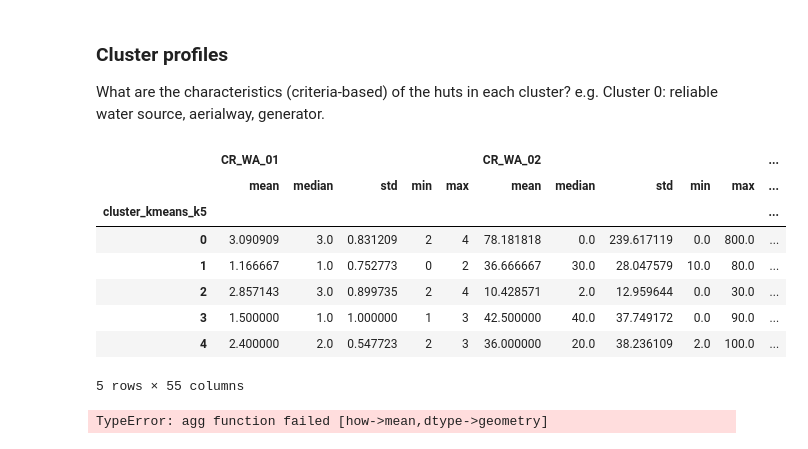
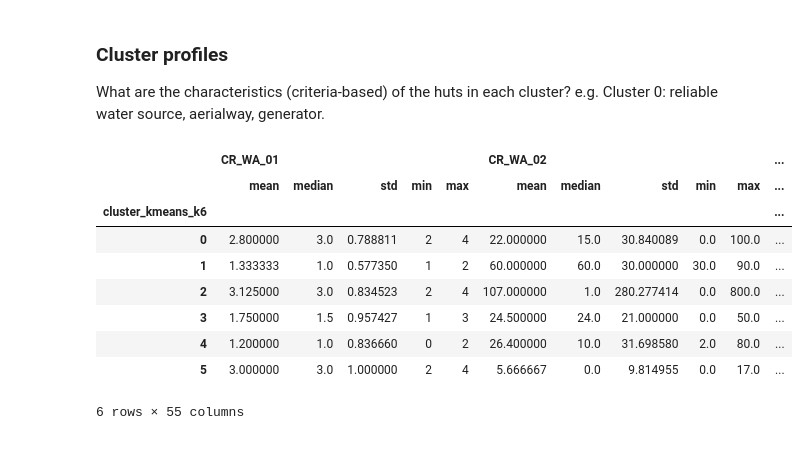
Before and after one commit to dclfbk/alpinehutsustainability, a Jupyter notebook: code/cluster_analysis.ipynb, the cells around one changed output. Drawn from its saved outputs; the diff is of its cells as text; code cells hidden in the pictures.

```diff
--- a/code/cluster_analysis.ipynb
+++ b/code/cluster_analysis.ipynb
@@ -371,10 +377,19 @@ ranks_df = pd.read_csv("../results/rank_df.csv")
 ranks_gdf = ranks_df.merge(huts[['standard_name','geometry']], on='standard_name', how='left')
 ranks_gdf = gpd.GeoDataFrame(ranks_gdf, geometry='geometry', crs=huts.crs)
 
-configurations_cols = ['TOPSIS_custom', 'PROMETHEE_II_custom', 'VIKOR_custom']#ranks_gdf.columns[1:-1] # exclude standard_name & geometry
+configurations_cols = ['TOPSIS_custom', 'PROMETHEE_II_custom', 'VIKOR_custom']
 
+inertia_values = []
+silhouette_scores = []
 ranks_cluster_stats = {}
-for k in range(3, 6):
+
+k_values = range(2, 8)
+for k in k_values:
     kmeans = KMeans(n_clusters=k, random_state=42)
     ranks_gdf[f'cluster_kmeans_k{k}'] = kmeans.fit_predict(ranks_gdf[configurations_cols])
-    ranks_cluster_stats[f"k{k}"] = ranks_gdf.groupby(f'cluster_kmeans_k{k}')[configurations_cols].agg(['mean', 'median', 'std', 'min', 'max'])
+    # metrics
+    inertia_values.append(kmeans.inertia_)
+    sil_score = silhouette_score(ranks_gdf[configurations_cols], kmeans.labels_)
+    silhouette_scores.append(sil_score)
+    # cluster stats
+    ranks_cluster_stats[f"k{k}"] = ranks_gdf.groupby(f'cluster_kmeans_k{k}')[configurations_cols].agg(['mean', 'std', 'min', 'max'])
@@ -446,0 +451,19 @@ ranks_cluster_stats["k5"]
+# %%
+# Latex table of cluster statistics
+df = ranks_cluster_stats["k4"]
+
+selected_cols = [('TOPSIS_custom', 'mean'), ('TOPSIS_custom',  'std'),
+                ('PROMETHEE_II_custom', 'mean'), ('PROMETHEE_II_custom',  'std'),
+                 ('VIKOR_custom', 'mean'), ('VIKOR_custom', 'std')]
+for col in selected_cols:
+    df[col] = round(df[col], 1)
+
+df['allranks_mean'] = round(df[[('TOPSIS_custom', 'mean'),
+                ('PROMETHEE_II_custom', 'mean'),
+                 ('VIKOR_custom', 'mean')]].mean(axis=1), 1)
+df['allranks_std'] = round(df[[('TOPSIS_custom', 'std'),
+                    ('PROMETHEE_II_custom', 'std'),
+                    ('VIKOR_custom', 'std')]].std(axis=1), 1)
+
+table = tabulate(df, headers='keys', tablefmt='latex')
+print(table)
@@ -474,31 +508,15 @@ for col in merge_cols[:-1]:
         'CR_AC_03': ['mean', 'median', 'std', 'min', 'max']
     })
 # %%
-cluster_criteria_stats["k5"]
+cluster_criteria_stats["k6"]
 # %% [output]
 |  | CR_WA_01 |  |  |  |  | CR_WA_02 |  |  |  |  | ... |
 |  | mean | median | std | min | max | mean | median | std | min | max | ... |
-| cluster_kmeans_k5 |  |  |  |  |  |  |  |  |  |  | ... |
-| 0 | 3.090909 | 3.0 | 0.831209 | 2 | 4 | 78.181818 | 0.0 | 239.617119 | 0.0 | 800.0 | ... |
-| 1 | 1.166667 | 1.0 | 0.752773 | 0 | 2 | 36.666667 | 30.0 | 28.047579 | 10.0 | 80.0 | ... |
-| 2 | 2.857143 | 3.0 | 0.899735 | 2 | 4 | 10.428571 | 2.0 | 12.959644 | 0.0 | 30.0 | ... |
-| 3 | 1.500000 | 1.0 | 1.000000 | 1 | 3 | 42.500000 | 40.0 | 37.749172 | 0.0 | 90.0 | ... |
-| 4 | 2.400000 | 2.0 | 0.547723 | 2 | 3 | 36.000000 | 20.0 | 38.236109 | 2.0 | 100.0 | ... |
+| cluster_kmeans_k6 |  |  |  |  |  |  |  |  |  |  | ... |
+| 0 | 2.800000 | 3.0 | 0.788811 | 2 | 4 | 22.000000 | 15.0 | 30.840089 | 0.0 | 100.0 | ... |
+| 1 | 1.333333 | 1.0 | 0.577350 | 1 | 2 | 60.000000 | 60.0 | 30.000000 | 30.0 | 90.0 | ... |
+| 2 | 3.125000 | 3.0 | 0.834523 | 2 | 4 | 107.000000 | 1.0 | 280.277414 | 0.0 | 800.0 | ... |
+| 3 | 1.750000 | 1.5 | 0.957427 | 1 | 3 | 24.500000 | 24.0 | 21.000000 | 0.0 | 50.0 | ... |
+| 4 | 1.200000 | 1.0 | 0.836660 | 0 | 2 | 26.400000 | 10.0 | 31.698580 | 2.0 | 80.0 | ... |
+| 5 | 3.000000 | 3.0 | 1.000000 | 2 | 4 | 5.666667 | 0.0 | 9.814955 | 0.0 | 17.0 | ... |
-5 rows × 55 columns
+6 rows × 55 columns
-# %%
-criteria_gdf_nonames = criteria_gdf.drop(columns='standard_name')
-cluster_stats = criteria_gdf_nonames.groupby('cluster_kmeans_k5').mean()
-
-# Reset index to make 'cluster_kmeans_k5' a column
-cluster_stats.reset_index(inplace=True)
-
-# Rename columns to include "_mean" suffix for clarity
-cluster_stats.rename(columns=lambda x: f"{x}_mean" if x != 'cluster_kmeans_k5' else x, inplace=True)
-
-# Convert to dictionary format for plotting
-data = cluster_stats.to_dict(orient='list')
-
-# Example output for verification
-print(data)
-# %% [output]
-TypeError: agg function failed [how->mean,dtype->geometry]
```
Also changed, not shown: parts of 23 cells of this notebook, 3 other files.
